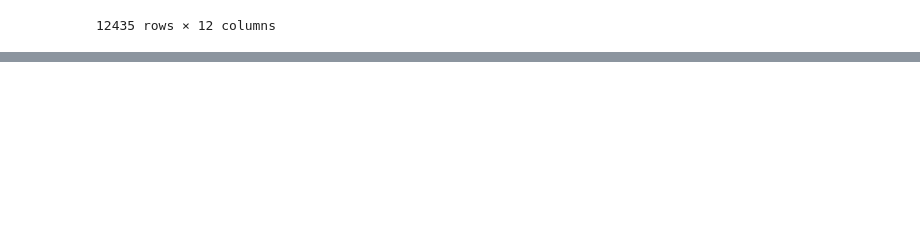
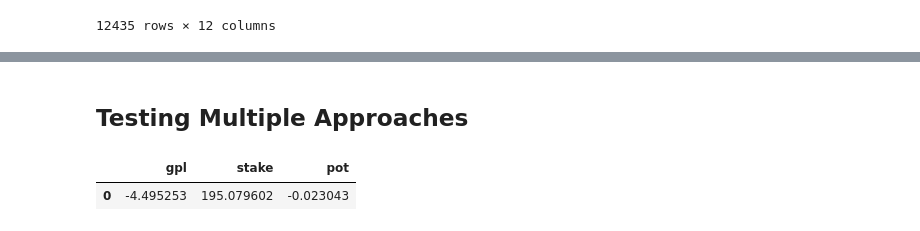
Before and after one commit to TMBish/bfStreamTutorials, a Jupyter notebook: 04-backtesting-article-first-draft.ipynb, the cells around one changed output, grey strips where cells are left out. Drawn from its saved outputs; the diff is of its cells as text; code cells hidden in the pictures; blank space fills up the shorter version.

```diff
--- a/04-backtesting-article-first-draft.ipynb
+++ b/04-backtesting-article-first-draft.ipynb
@@ -553,3 +658,30 @@ overrounds = (
 px.histogram(overrounds, x = 'market_prob', template='simple_white', title = 'BSP overounds Distribution')
 # %% [output]
 [interactive output not drawn]
+# %% [markdown]
+## Testing Multiple Approaches
+# %%
+# We'll test a 2 different staking schemes on 3 different price points
+backtestGrid = {
+        "flat_bsp": (bet_flat, "bsp"),
+        "flat_5m": (bet_flat, "best_back_5m"),
+        "flat_1m": (bet_flat, "best_back_1m"),
+        "kelly_bsp": (bet_kelly, "bsp"),
+        "kelly_5m": (bet_kelly, "best_back_5m"),
+        "kelly_1m": (bet_kelly, "best_back_1m"),
+    }
+# %%
+backtestGridBets = {}
+
+for strategy, objects in backtestGrid.items():
+
+    # Assemble bets based on staking function and odds column
+    bets = objects[0](df, odds_col = objects[1])
+
+    # Insert into output dictionary
+    backtestGridBets[strategy] = bets
+# %%
+bet_eval_metrics(backtestGridBets['flat_bsp'])
+# %% [output]
+|  | gpl | stake | pot |
+| 0 | -4.495253 | 195.079602 | -0.023043 |
```
Also changed, not shown: parts of 22 cells of this notebook, 1 other file.
